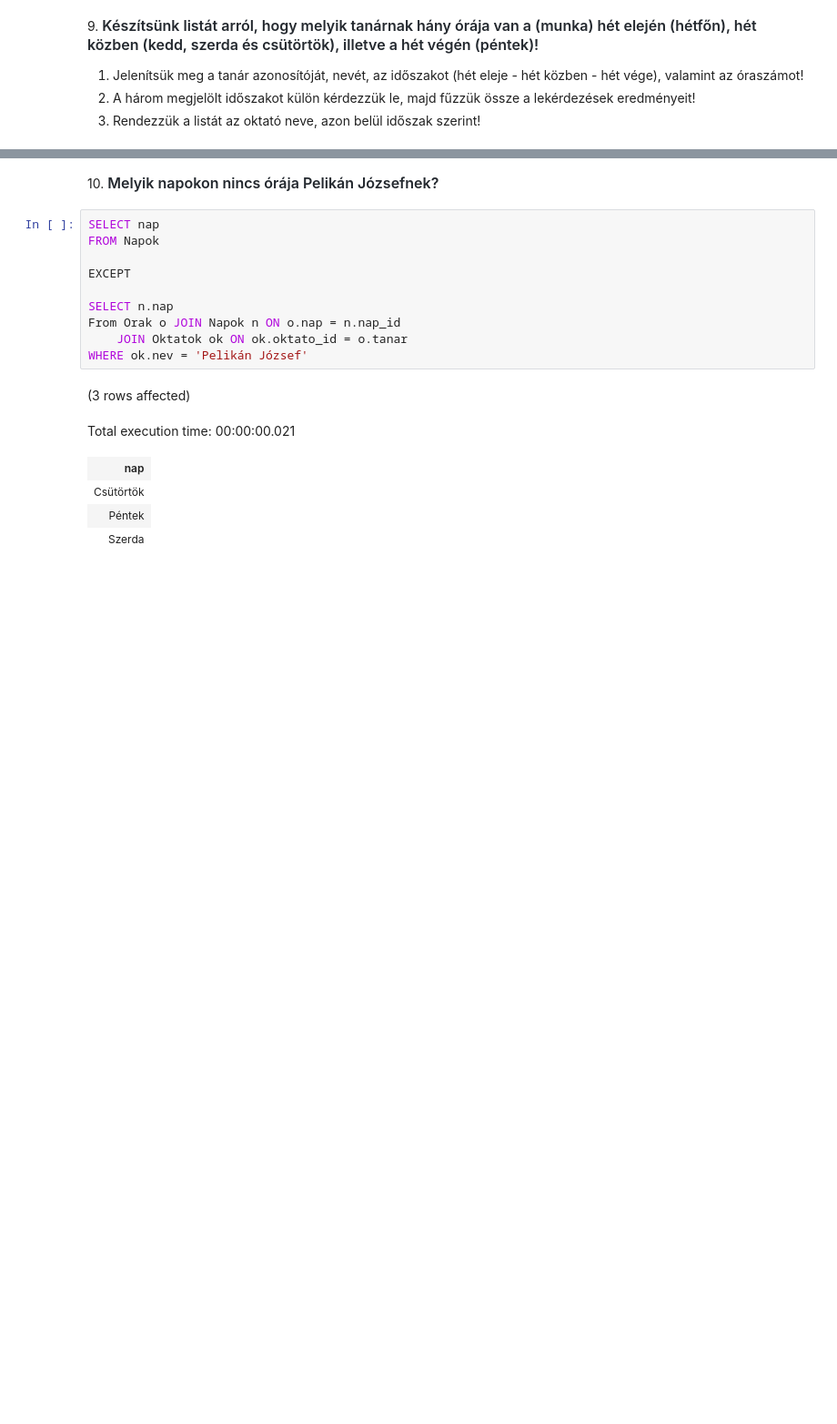
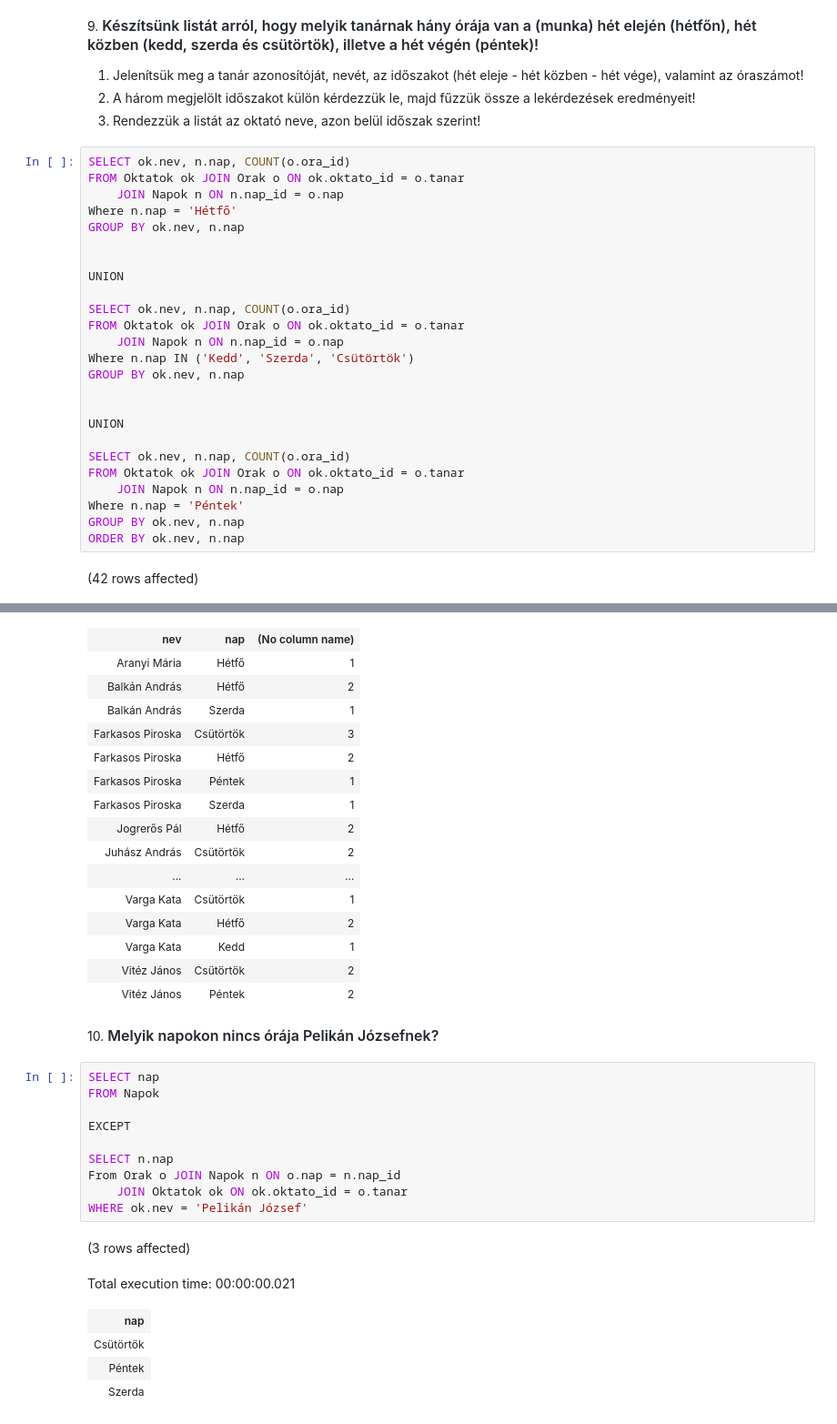
Before and after one commit to Munti05/sql_gyak, a Jupyter notebook: gyakorlat03_feladatok.ipynb, the cells around one changed output, grey strips where cells are left out. Shown at 91% size. Drawn from its saved outputs; the diff is of its cells as text; blank space fills up the shorter version.

```diff
--- a/gyakorlat03_feladatok.ipynb
+++ b/gyakorlat03_feladatok.ipynb
@@ -119,3 +200,30 @@ Total execution time: 00:00:00.028
 1. Jelenítsük meg a tanár azonosítóját, nevét, az időszakot (hét eleje - hét közben - hét vége), valamint az óraszámot!
 2. A három megjelölt időszakot külön kérdezzük le, majd fűzzük össze a lekérdezések eredményeit!
 3. Rendezzük a listát az oktató neve, azon belül időszak szerint!
+# %%
+SELECT ok.nev, n.nap, COUNT(o.ora_id)
+FROM Oktatok ok JOIN Orak o ON ok.oktato_id = o.tanar
+    JOIN Napok n ON n.nap_id = o.nap
+Where n.nap = 'Hétfő'
+GROUP BY ok.nev, n.nap
+
+
+UNION
+
+SELECT ok.nev, n.nap, COUNT(o.ora_id)
+FROM Oktatok ok JOIN Orak o ON ok.oktato_id = o.tanar
+    JOIN Napok n ON n.nap_id = o.nap
+Where n.nap IN ('Kedd', 'Szerda', 'Csütörtök')
+GROUP BY ok.nev, n.nap
+
+
+UNION
+
+SELECT ok.nev, n.nap, COUNT(o.ora_id)
+FROM Oktatok ok JOIN Orak o ON ok.oktato_id = o.tanar
+    JOIN Napok n ON n.nap_id = o.nap
+Where n.nap = 'Péntek'
+GROUP BY ok.nev, n.nap
+ORDER BY ok.nev, n.nap
+# %% [output]
+(42 rows affected)
@@ -122,3 +231,19 @@ Total execution time: 00:00:00.028
+| nev | nap | (No column name) |
+| Aranyi Mária | Hétfő | 1 |
+| Balkán András | Hétfő | 2 |
+| Balkán András | Szerda | 1 |
+| Farkasos Piroska | Csütörtök | 3 |
+| Farkasos Piroska | Hétfő | 2 |
+| Farkasos Piroska | Péntek | 1 |
+| Farkasos Piroska | Szerda | 1 |
+| Jogrerős Pál | Hétfő | 2 |
+| Juhász András | Csütörtök | 2 |
+| ... | ... | ... |
+| Varga Kata | Csütörtök | 1 |
+| Varga Kata | Hétfő | 2 |
+| Varga Kata | Kedd | 1 |
+| Vitéz János | Csütörtök | 2 |
+| Vitéz János | Péntek | 2 |
 # %% [markdown]
 10. <span style="background-color: rgb(255, 255, 255); color: rgb(36, 41, 47); font-family: -apple-system, BlinkMacSystemFont, &quot;Segoe UI&quot;, Helvetica, Arial, sans-serif, &quot;Apple Color Emoji&quot;, &quot;Segoe UI Emoji&quot;; font-size: 16px; font-weight: 600;">Melyik napokon nincs órája Pelikán Józsefnek?</span>
 # %%
```
Also changed, not shown: parts of 5 cells of this notebook.
